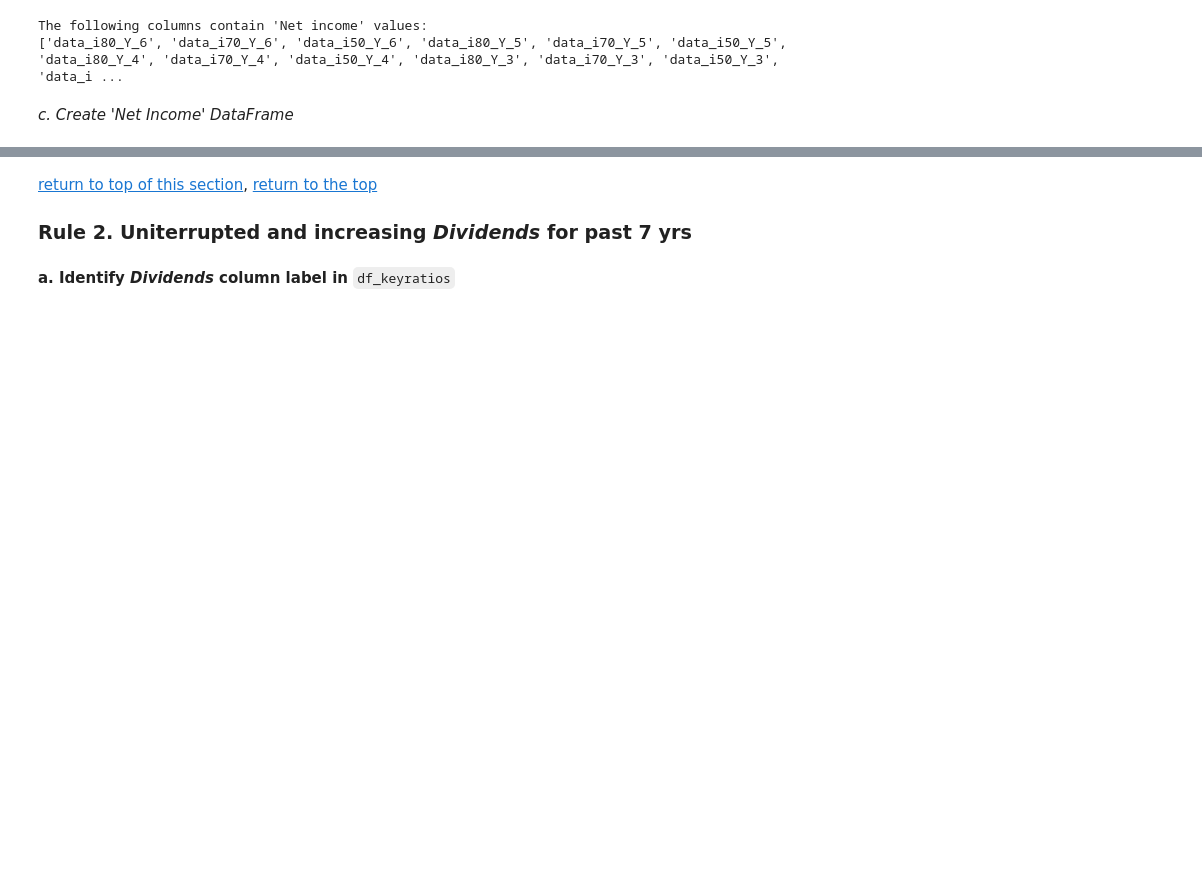
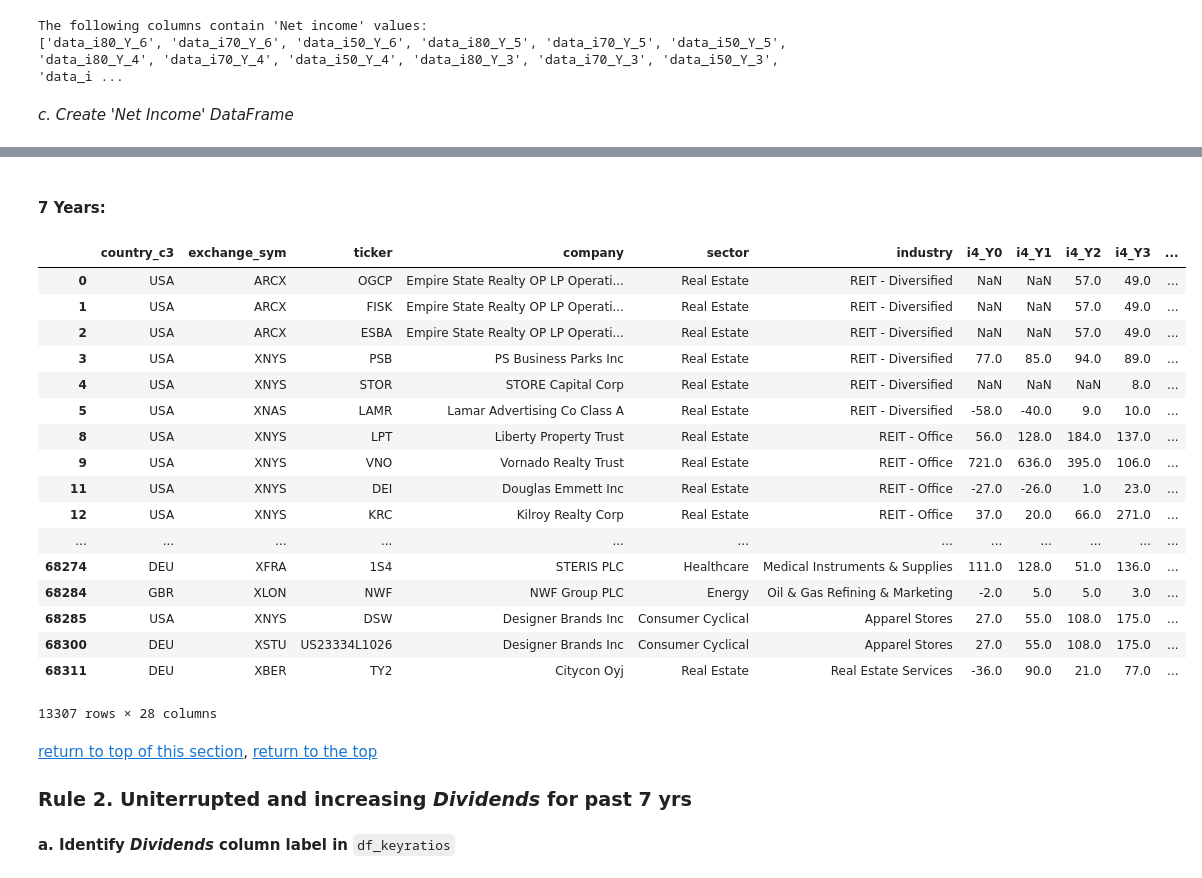
Before and after one commit to caiobran/mstables, a Jupyter notebook: data_overview.ipynb, the cells around one changed output, grey strips where cells are left out. Cells and saved outputs as stored; diff of their text form; code cells hidden in the pictures; blank space fills up the shorter version.

```diff
--- a/data_overview.ipynb
+++ b/data_overview.ipynb
@@ -1353,3 +1415,40 @@ df_keyratios[cols]
+# %% [markdown]
+#### 7 Years:
+# %%
+cols = ['country_c3', 'exchange_sym', 'ticker', 'company', 'sector', 'industry'] + \
+        [col for col in df_keyratios.columns if col.startswith('i4_') or col.startswith('Y')]
+
+(df_keyratios
+ .where((df_keyratios['security_type'] == 'Stock') & (df_keyratios['Y9'] >= pd.to_datetime('2018-01')) &
+        (df_keyratios['i4_Y10'] > 0) &
+        ((df_keyratios['i4_Y9'] > 0) | (df_keyratios['i4_Y9'].isna())) &
+        ((df_keyratios['i4_Y8'] > 0) | (df_keyratios['i4_Y8'].isna())) &
+        ((df_keyratios['i4_Y7'] > 0) | (df_keyratios['i4_Y7'].isna())) &
+        ((df_keyratios['i4_Y6'] > 0) | (df_keyratios['i4_Y6'].isna())) &
+        ((df_keyratios['i4_Y5'] > 0) | (df_keyratios['i4_Y5'].isna())) &
+        ((df_keyratios['i4_Y4'] > 0) | (df_keyratios['i4_Y4'].isna())) &
+        ((df_keyratios['i4_Y3'] > 0) | (df_keyratios['i4_Y3'].isna())))
+ .dropna(axis=0, how='all')
+)[cols]
+# %% [output]
+|  | country_c3 | exchange_sym | ticker | company | sector | industry | i4_Y0 | i4_Y1 | i4_Y2 | i4_Y3 | ... |
+| 0 | USA | ARCX | OGCP | Empire State Realty OP LP Operati... | Real Estate | REIT - Diversified | NaN | NaN | 57.0 | 49.0 | ... |
+| 1 | USA | ARCX | FISK | Empire State Realty OP LP Operati... | Real Estate | REIT - Diversified | NaN | NaN | 57.0 | 49.0 | ... |
+| 2 | USA | ARCX | ESBA | Empire State Realty OP LP Operati... | Real Estate | REIT - Diversified | NaN | NaN | 57.0 | 49.0 | ... |
+| 3 | USA | XNYS | PSB | PS Business Parks Inc | Real Estate | REIT - Diversified | 77.0 | 85.0 | 94.0 | 89.0 | ... |
+| 4 | USA | XNYS | STOR | STORE Capital Corp | Real Estate | REIT - Diversified | NaN | NaN | NaN | 8.0 | ... |
+| 5 | USA | XNAS | LAMR | Lamar Advertising Co Class A | Real Estate | REIT - Diversified | -58.0 | -40.0 | 9.0 | 10.0 | ... |
+| 8 | USA | XNYS | LPT | Liberty Property Trust | Real Estate | REIT - Office | 56.0 | 128.0 | 184.0 | 137.0 | ... |
+| 9 | USA | XNYS | VNO | Vornado Realty Trust | Real Estate | REIT - Office | 721.0 | 636.0 | 395.0 | 106.0 | ... |
+| 11 | USA | XNYS | DEI | Douglas Emmett Inc | Real Estate | REIT - Office | -27.0 | -26.0 | 1.0 | 23.0 | ... |
+| 12 | USA | XNYS | KRC | Kilroy Realty Corp | Real Estate | REIT - Office | 37.0 | 20.0 | 66.0 | 271.0 | ... |
+| ... | ... | ... | ... | ... | ... | ... | ... | ... | ... | ... | ... |
+| 68274 | DEU | XFRA | 1S4 | STERIS PLC | Healthcare | Medical Instruments & Supplies | 111.0 | 128.0 | 51.0 | 136.0 | ... |
+| 68284 | GBR | XLON | NWF | NWF Group PLC | Energy | Oil & Gas Refining & Marketing | -2.0 | 5.0 | 5.0 | 3.0 | ... |
+| 68285 | USA | XNYS | DSW | Designer Brands Inc | Consumer Cyclical | Apparel Stores | 27.0 | 55.0 | 108.0 | 175.0 | ... |
+| 68300 | DEU | XSTU | US23334L1026 | Designer Brands Inc | Consumer Cyclical | Apparel Stores | 27.0 | 55.0 | 108.0 | 175.0 | ... |
+| 68311 | DEU | XBER | TY2 | Citycon Oyj | Real Estate | Real Estate Services | -36.0 | 90.0 | 21.0 | 77.0 | ... |
+13307 rows × 28 columns
 # %% [markdown]
 [return to top of this section](#value),
 [return to the top](#top)
```
Also changed, not shown: parts of 39 cells of this notebook, 2 other files.
